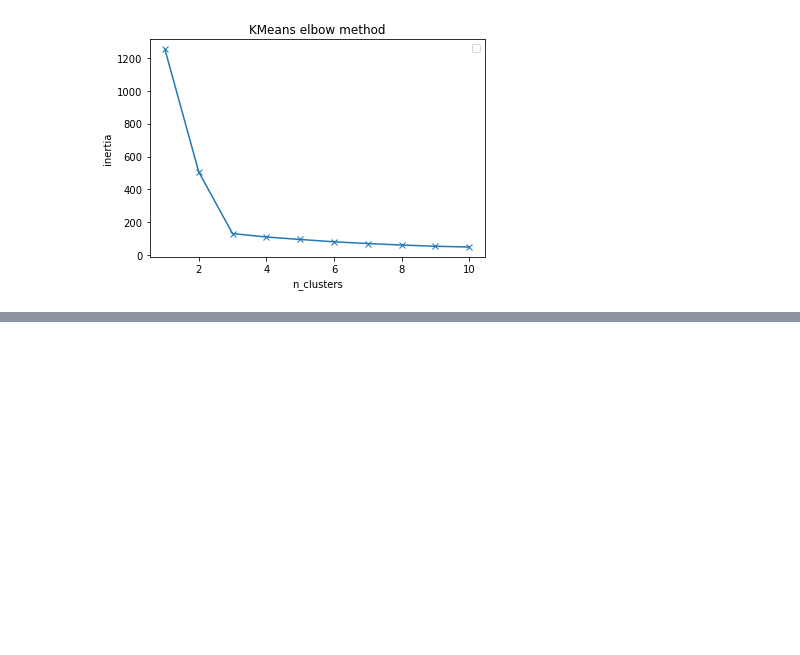
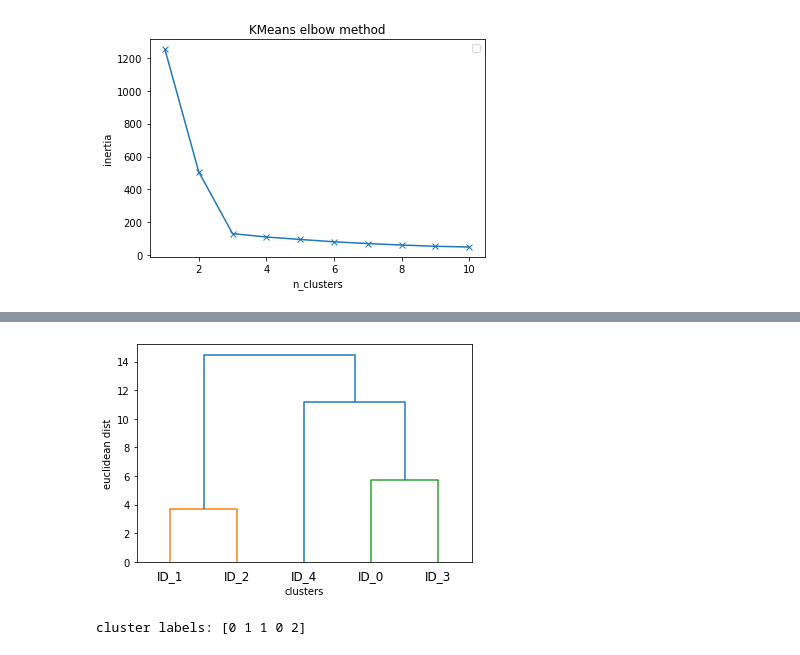
Before and after one commit to mtk0516/mlmaster, a Jupyter notebook: Section-11.ipynb, the cells around one changed output, grey strips where cells are left out. Saved outputs shown, nothing was run; the diff lists cells and outputs as text; code cells hidden in the pictures; blank space fills up the shorter version.

```diff
--- a/Section-11.ipynb
+++ b/Section-11.ipynb
@@ -80,0 +178,16 @@ No artists with labels found to put in legend.  Note that artists whose label st
+# %%
+#凝集型クラスタリングについて学ぶ
+
+#まずテスト用のデータセットを作る
+import pandas as pd
+import numpy as np
+
+np.random.seed(12)
+
+variables = ['X','Y','Z']
+labels = ['ID_0','ID_1','ID_2','ID_3','ID_4']
+
+X = np.random.random_sample([5,3])*10#5*3形状の、0以上1未満からなる乱数行列生成
+
+X_df = pd.DataFrame(X,columns=variables,index=labels)
+X_df
@@ -80,0 +237,9 @@ No artists with labels found to put in legend.  Note that artists whose label st
+# %%
+#距離行列をもとにして、凝集型クラスタリングを実施するときの、ペアを次々作ってクラスタリングを行う手続きを表す行列作成
+row_clusters = linkage(X_df.values,method='ward',metric='euclidean')#method:ward法
+pd.DataFrame(row_clusters,
+             columns=['row_label1',
+                      'row_label2',
+                      'dist',
+                      'no of items in cluster'],
+                      index=['cluster %d' % (i+1) for i in range(row_clusters.shape[0])])
@@ -80,0 +252,24 @@ No artists with labels found to put in legend.  Note that artists whose label st
+# %%
+#ようわからんのでデンドログラムで可視化してみる
+from scipy.cluster.hierarchy import dendrogram
+
+row_dd = dendrogram(row_clusters,
+                   labels=labels)
+plt.ylabel('euclidean dist')
+plt.xlabel('clusters')
+plt.show()
+# %% [output]
+[figure, added]
+# %%
+#ここまでの手法は、sklearnのagglomerativeclusteringでサポートされている
+from sklearn.cluster import AgglomerativeClustering as AC
+
+ac = AC(n_clusters=3,
+        affinity='euclidean',#距離指標
+        linkage='ward')#クラスタ同士の連結法。他にはcomplete(クラスタ同士の最遠点同士の距離をクラスタ距離とする方法)やsingle：最近点同士の距離、など
+
+labels = ac.fit_predict(X)
+
+print('cluster labels: {}'.format(labels))#クラスタの分類結果を見ると、うえで見たデンドログラムと一致していることがわかる
+# %% [output]
+cluster labels: [0 1 1 0 2]
```
Also changed, not shown: parts of 9 cells of this notebook, 1 other file.
